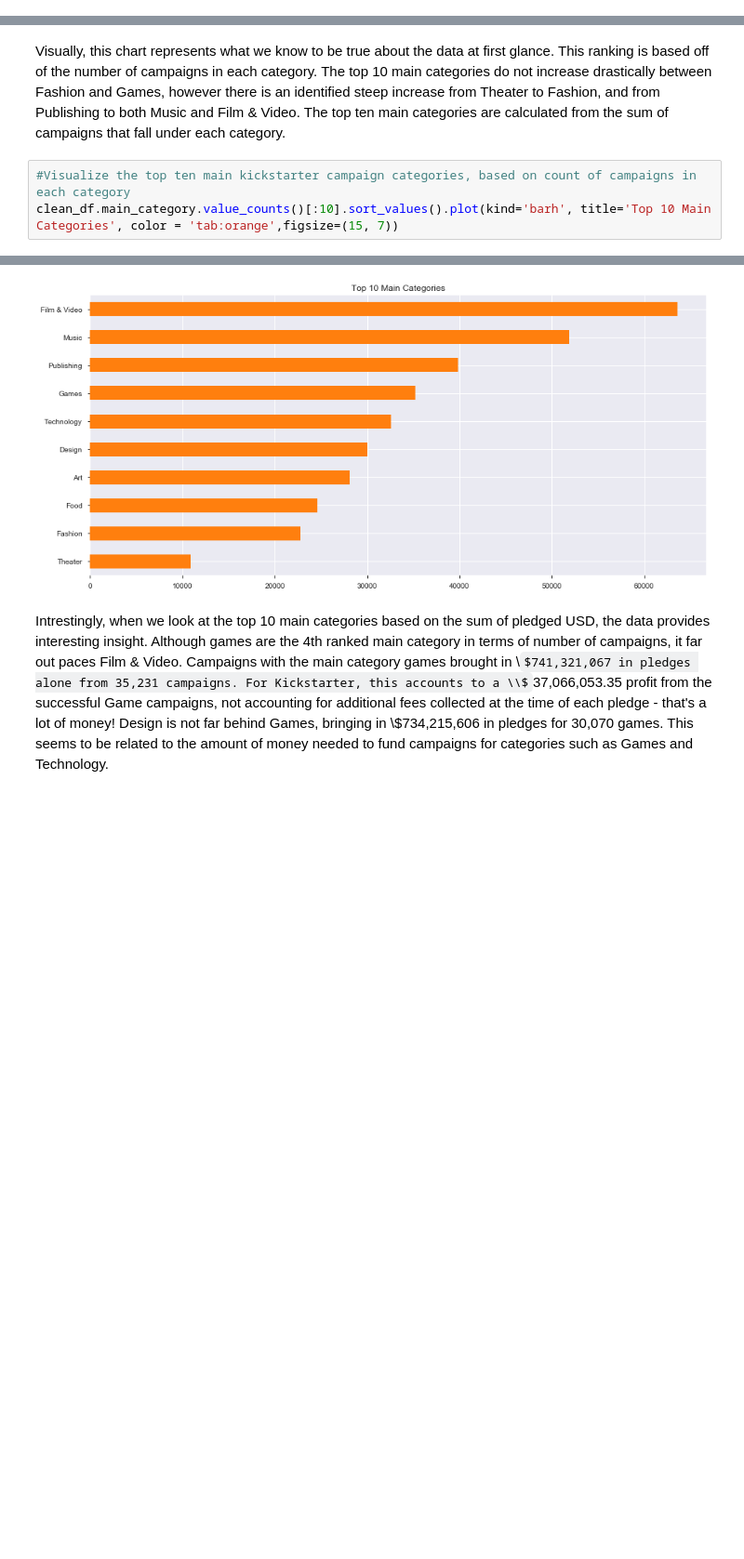
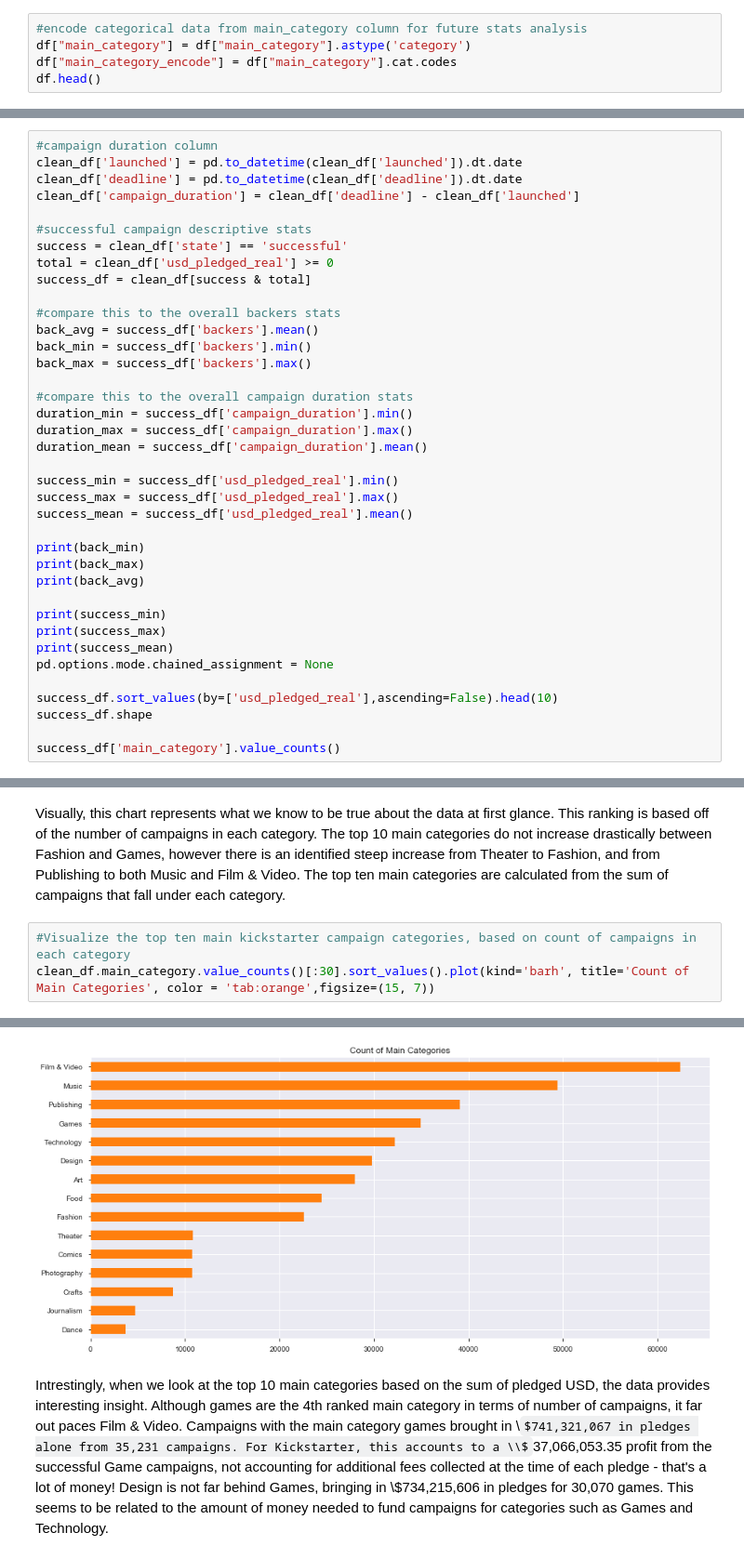
Before and after one commit to pelusok/Capstone_Project_1, a Jupyter notebook: Capstone1_Peluso.ipynb, the cells around one changed output, grey strips where cells are left out. Shown at 93% size. Saved outputs shown, nothing was run; the diff lists cells and outputs as text; some formulas as TeX source; blank space fills up the shorter version.

Commit message:
Updated with additional data visuals and stats

```diff
--- a/Capstone1_Peluso.ipynb
+++ b/Capstone1_Peluso.ipynb
@@ -72,0 +131,5 @@ dtype: int64
+# %%
+#encode categorical data from main_category column for future stats analysis
+df["main_category"] = df["main_category"].astype('category')
+df["main_category_encode"] = df["main_category"].cat.codes
+df.head()
@@ -177,0 +255,38 @@ It is important to identify outliers in order to account for possible statistica
+# %%
+#campaign duration column
+clean_df['launched'] = pd.to_datetime(clean_df['launched']).dt.date
+clean_df['deadline'] = pd.to_datetime(clean_df['deadline']).dt.date
+clean_df['campaign_duration'] = clean_df['deadline'] - clean_df['launched']
+
+#successful campaign descriptive stats
+success = clean_df['state'] == 'successful'
+total = clean_df['usd_pledged_real'] >= 0
+success_df = clean_df[success & total]
+
+#compare this to the overall backers stats
+back_avg = success_df['backers'].mean()
+back_min = success_df['backers'].min()
+back_max = success_df['backers'].max()
+
+#compare this to the overall campaign duration stats
+duration_min = success_df['campaign_duration'].min()
+duration_max = success_df['campaign_duration'].max()
+duration_mean = success_df['campaign_duration'].mean()
+
+success_min = success_df['usd_pledged_real'].min()
+success_max = success_df['usd_pledged_real'].max()
+success_mean = success_df['usd_pledged_real'].mean()
+
+print(back_min)
+print(back_max)
+print(back_avg)
+
+print(success_min)
+print(success_max)
+print(success_mean)
+pd.options.mode.chained_assignment = None
+
+success_df.sort_values(by=['usd_pledged_real'],ascending=False).head(10)
+success_df.shape
+
+success_df['main_category'].value_counts()
@@ -198,10 +407,10 @@ Name: main_category, dtype: int64
 Visually, this chart represents what we know to be true about the data at first glance. This ranking is based off of the number of campaigns in each category. The top 10 main categories do not increase drastically between Fashion and Games, however there is an identified steep increase from Theater to Fashion, and from Publishing to both Music and Film & Video. The top ten main categories are calculated from the sum of campaigns that fall under each category.
 # %%
 #Visualize the top ten main kickstarter campaign categories, based on count of campaigns in each category
-clean_df.main_category.value_counts()[:10].sort_values().plot(kind='barh', title='Top 10 Main Categories', color = 'tab:orange',figsize=(15, 7))
+clean_df.main_category.value_counts()[:30].sort_values().plot(kind='barh', title='Count of Main Categories', color = 'tab:orange',figsize=(15, 7))
 # %% [output]
 <matplotlib.axes._subplots.AxesSubplot at 0x...>
-[figure, old version]
+[figure, new version]
 # %% [markdown]
 Intrestingly, when we look at the top 10 main categories based on the sum of pledged USD, the data provides interesting insight. Although games are the 4th ranked main category in terms of number of campaigns, it far out paces Film & Video. Campaigns with the main category games brought in \\$741,321,067 in pledges alone from 35,231 campaigns. For Kickstarter, this accounts to a \\$37,066,053.35 profit from the successful Game campaigns, not accounting for additional fees collected at the time of each pledge - that's a lot of money!
 Design is not far behind Games, bringing in \\$734,215,606 in pledges for 30,070 games.
```
Also changed, not shown: parts of 100 cells of this notebook.
